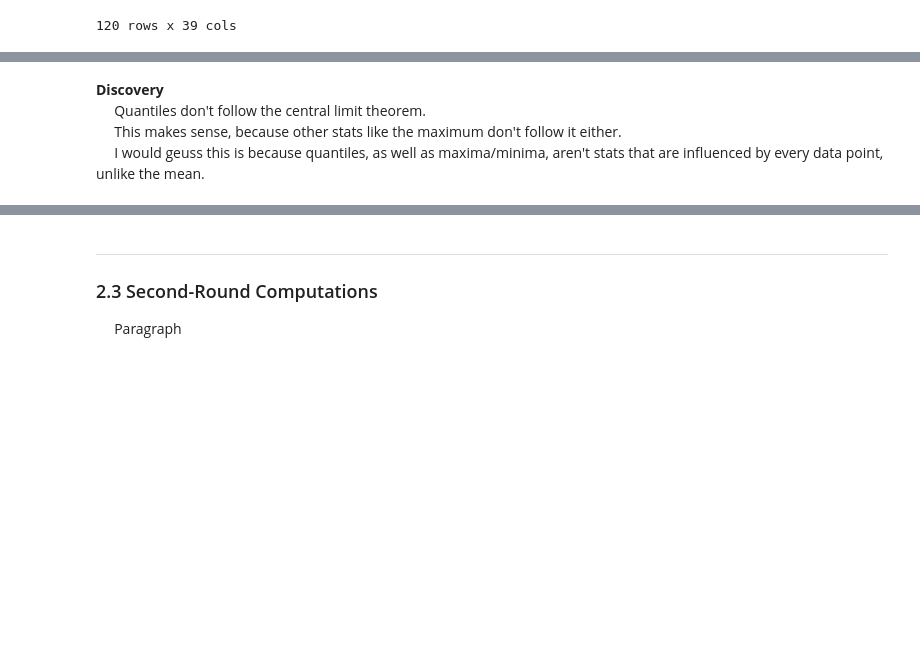
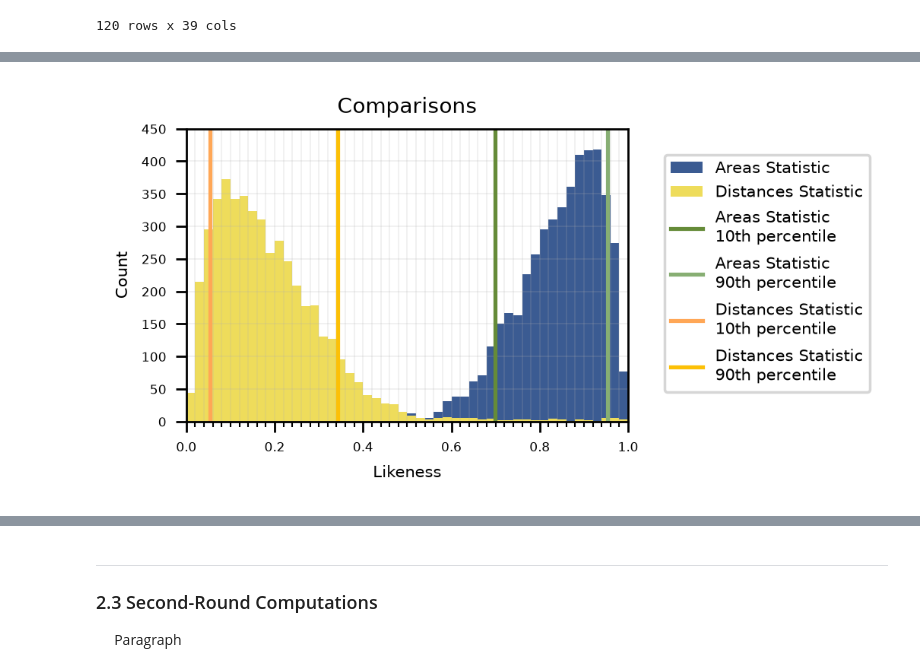
Before and after one commit to EvansOMalley/Personal-Project-Summer-2026, a Jupyter notebook: Summer-2026.ipynb, the cells around one changed output, grey strips where cells are left out. Cells and saved outputs as stored; diff of their text form; code cells hidden in the pictures; blank space fills up the shorter version.

Commit message:
Combined First-Round Visualizations

```diff
--- a/Summer-2026.ipynb
+++ b/Summer-2026.ipynb
@@ -1045,11 +948,56 @@ pass
-# %% [markdown]
-**Discovery**
-&nbsp;&nbsp;&nbsp;&nbsp;
-Quantiles don't follow the central limit theorem.
-&nbsp;&nbsp;&nbsp;&nbsp;
-This makes sense, because other stats like the maximum don't follow it either.
-&nbsp;&nbsp;&nbsp;&nbsp;
-I would geuss this is because quantiles, as well as maxima/minima, aren't stats that are influenced by every data point, unlike the mean.
+# %%
+Comps_fig, Comps_ax = Plt_Config(title = "Comparisons",
+                                 xlab = "Likeness",
+                                 ylab = "Count",
+                                 xmin = 0,
+                                 xmax = 1,
+                                 ymin = 0,
+                                 ymax = 450,
+                                )
+
+Comps_ax.hist(HA_Comparisons,
+              bins = np.arange(0, 1.02, 0.02),
+              color = "xkcd:denim blue",
+              label = "Areas Statistic"
+             )
+
+Comps_ax.hist(HD_Comparisons,
+              bins = np.arange(0, 1.02, 0.02),
+              color = "xkcd:dull yellow",
+              label = "Distances Statistic"
+             )
+
+# Params
+Comps_ax.set_xticks(minor = False, ticks = np.arange(0, 6/5, 1/5))
+Comps_ax.set_xticks(minor = True, ticks = np.arange(0, 1, 1/50))
+Comps_ax.grid(axis = 'x', which = "both", linewidth = 0.1)
+Comps_ax.tick_params(which = "minor", labelsize = 5, size = 2)
+Comps_ax.tick_params(which = "major", labelsize = 5, size = 4)
+Comps_ax.grid(axis = 'y', which = "major", linewidth = 0.1)
+
+# Lines
+Comps_ax.axvline(HA_unlike_lim,
+                 color = "xkcd:moss green",
+                 label = f"Areas Statistic\n{per}th percentile"
+                )
+Comps_ax.axvline(HA_alike_lim,
+                 color = "xkcd:sage",
+                 label = f"Areas Statistic\n{100-per}th percentile"
+                )
+Comps_ax.axvline(HD_unlike_lim,
+                 color = "xkcd:pale orange",
+                 label = f"Distances Statistic\n{per}th percentile"
+                )
+Comps_ax.axvline(HD_alike_lim,
+                 color = "xkcd:marigold",
+                 label = f"Distances Statistic\n{100-per}th percentile"
+                )
+
+Comps_fig.legend(loc = "center left", fontsize = 6, bbox_to_anchor=(0.95, 0.5))
+
+pass # No need to see the MatPlot object
+# %% [output]
+[figure, added]
 # %%
 HA_prepivot = Hist_Areas_DF.reset_index(names = ["Country A", "Country B"]
                           ).melt(id_vars = ["Country A", "Country B"])
```
Also changed, not shown: parts of 11 cells of this notebook.
